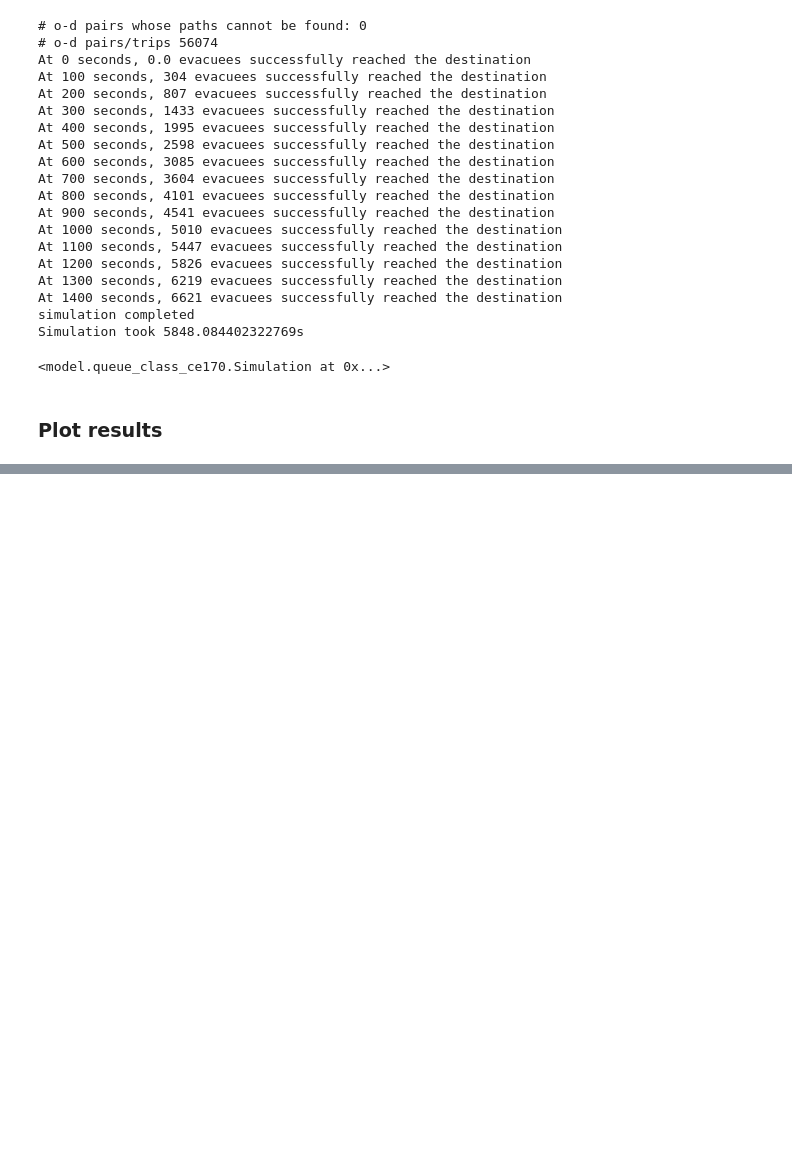
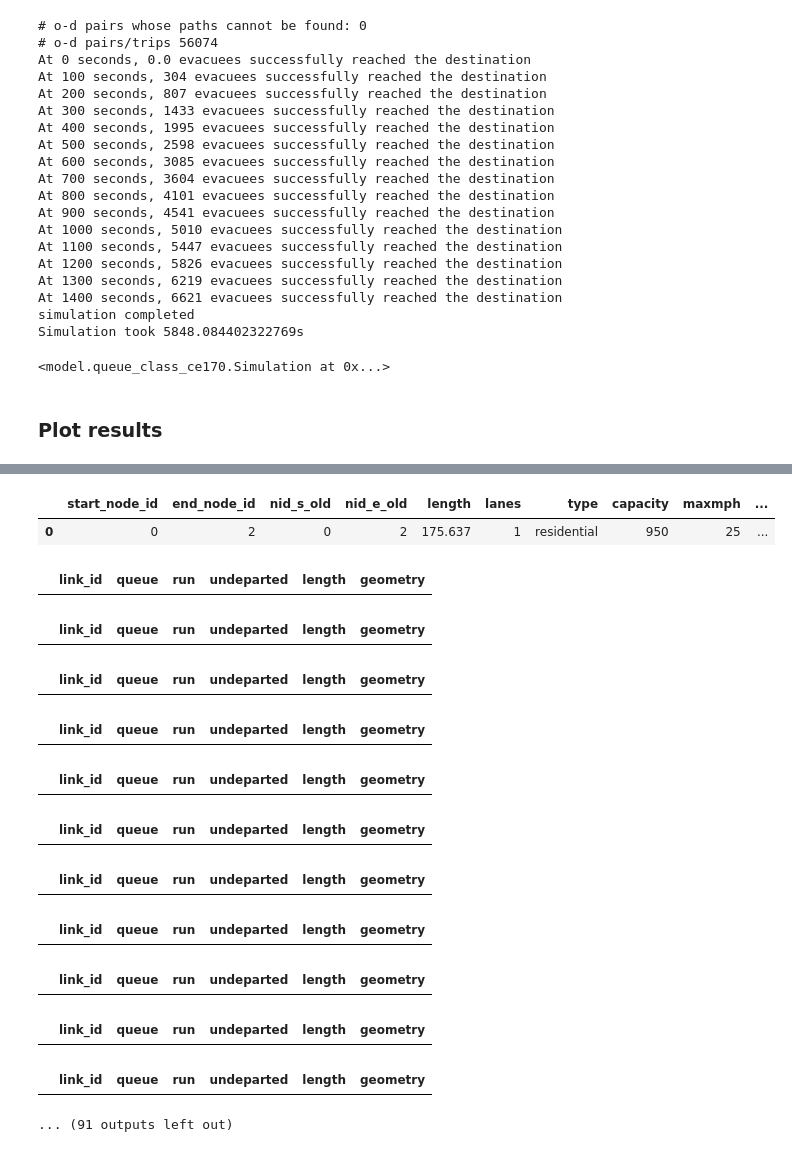
Before and after one commit to cb-cities/spatial_queue, a Jupyter notebook: benchmark/benchmark.ipynb, the cells around one changed output, grey strips where cells are left out. Cells and saved outputs as stored; diff of their text form; code cells hidden in the pictures; blank space fills up the shorter version.

```diff
--- a/benchmark/benchmark.ipynb
+++ b/benchmark/benchmark.ipynb
@@ -84,7 +84,7 @@ simulation_vect.initialize_simulation(nodes_df, links_df, od_df)
 
 ### specify some parameters
 scenario_name = '{}_vect'.format(case)
-t_end = 70210
+t_end = 3600*24
 arrival_output_path = 'traffic_outputs/{}/t_stats/arrivals_{}.csv'.format(case, scenario_name)
 
 ### run simulation and output results
@@ -99,7 +99,7 @@ for t in range(t_end):
     simulation_vect.run_one_step(t, reroute_frequency=None, special_nodes=special_nodes)
 
     # output time-step results every 100 seconds
-    if t%100 == 0:
+    if t%1000 == 0:
         if not arrival_counts_vect(t, simulation_vect, arrival_output_path):
             break
         link_output_path = 'traffic_outputs/{}/link_stats/l{}_at_{}.csv'.format(case, scenario_name, t)
@@ -277,0 +278,26 @@ plt.show()
+# %%
+display(links_df.head(1))
+links_df2 = links_df.copy()
+links_df2['link_id'] = links_df2['link_id'].astype(str)
+for t in range(60000, 70200, 100):
+    link_results = pd.read_csv('traffic_outputs/fairfax/link_stats/lfairfax_vect_at_{}.csv'.format(t))
+    display(link_results[link_results['link_id']=='13289'])
+    #link_results['link_id'] = link_results['link_id'].astype(str)
+    #link_results = pd.merge(link_results, links_df2[['link_id', 'lanes']], how='left', on='link_id')
+    #link_results['queue_density'] = link_results['queue']/(link_results['length']*link_results['lanes'])
+    #link_results.to_csv('traffic_outputs/fairfax/link_stats/lfairfax_vect_at_{}_lanes.csv'.format(t))
+# %% [output]
+|  | start_node_id | end_node_id | nid_s_old | nid_e_old | length | lanes | type | capacity | maxmph | ... |
+| 0 | 0 | 2 | 0 | 2 | 175.637 | 1 | residential | 950 | 25 | ... |
+|  | link_id | queue | run | undeparted | length | geometry |
+|  | link_id | queue | run | undeparted | length | geometry |
+|  | link_id | queue | run | undeparted | length | geometry |
+|  | link_id | queue | run | undeparted | length | geometry |
+|  | link_id | queue | run | undeparted | length | geometry |
+|  | link_id | queue | run | undeparted | length | geometry |
+|  | link_id | queue | run | undeparted | length | geometry |
+|  | link_id | queue | run | undeparted | length | geometry |
+|  | link_id | queue | run | undeparted | length | geometry |
+|  | link_id | queue | run | undeparted | length | geometry |
+|  | link_id | queue | run | undeparted | length | geometry |
+... (91 outputs left out)
```
Also changed, not shown: parts of 2 cells of this notebook, 1 other file.
